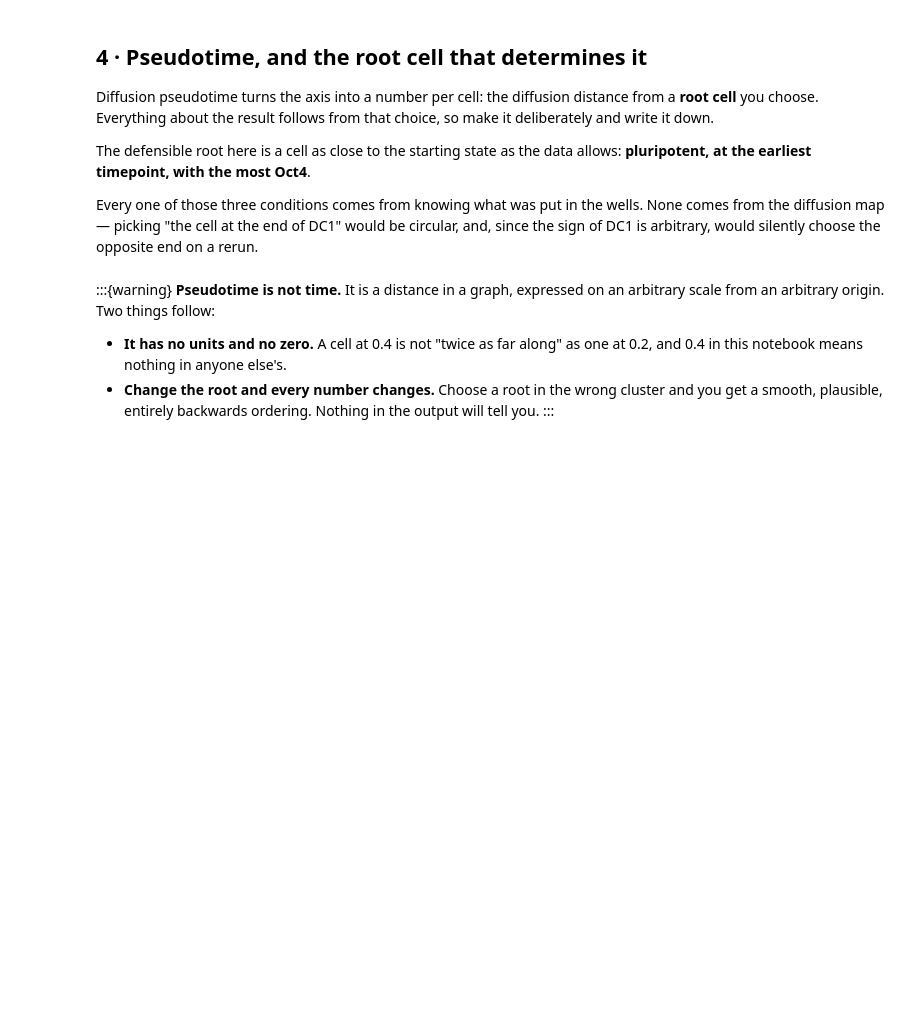
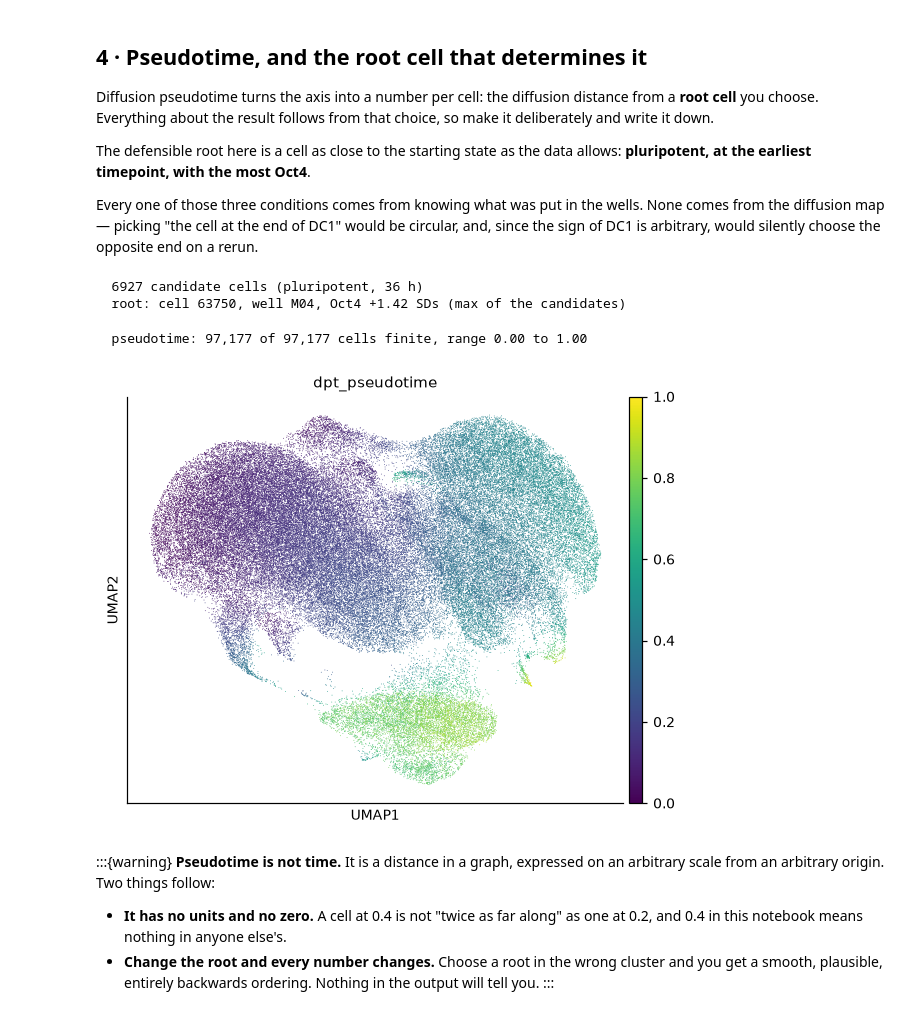
Before and after one commit to LiberaliLab/Multicellular-Systems-2026, a Jupyter notebook: book/part3_analysis/2_controls/10_diffusion_map.ipynb, the cells around one changed output. Saved outputs shown, nothing was run; the diff lists cells and outputs as text; code cells hidden in the pictures; blank space fills up the shorter version.

Commit message:
Added plots for all umaps and graph notebooks

```diff
--- a/book/part3_analysis/2_controls/10_diffusion_map.ipynb
+++ b/book/part3_analysis/2_controls/10_diffusion_map.ipynb
@@ -52,7 +52,7 @@ pd.set_option("display.width", 140)
 # The tables live here on Euler. Change this line if your copy is elsewhere.
 DATA = Path("/cluster/project/mcsliberali/data_mcs_2026")
 
-cells = sc.read_h5ad(DATA / "mcs2026_controls.h5ad")
+cells = sc.read_h5ad(DATA / "mcs2026_controls_downstream.h5ad")
 identity = [m for m in cells.uns["panels"]["identity"] if m in set(cells.var_names)]
 print(f"{cells.n_obs:,} control cells")
 print(f"  graph : {cells.obsp['connectivities'].nnz:,} edges, from chapter 07")
@@ -211,11 +246,20 @@ cells.uns["iroot"] = root
 print(f"  {len(candidates)} candidate cells (pluripotent, 36 h)")
 print(f"  root: cell {root}, well {cells.obs.well.iloc[root]}, "
       f"Oct4 {oct4[root]:+.2f} SDs (max of the candidates)")
+# %% [output]
+  6927 candidate cells (pluripotent, 36 h)
+  root: cell 63750, well M04, Oct4 +1.42 SDs (max of the candidates)
 # %%
 sc.tl.dpt(cells)
 pseudotime = cells.obs.dpt_pseudotime.values
 print(f"  pseudotime: {np.isfinite(pseudotime).sum():,} of {len(pseudotime):,} cells finite, "
       f"range {pseudotime.min():.2f} to {pseudotime.max():.2f}")
+# %% [output]
+  pseudotime: 97,177 of 97,177 cells finite, range 0.00 to 1.00
+# %%
+sc.pl.umap(cells, color=["dpt_pseudotime"])
+# %% [output]
+[figure, added]
 # %% [markdown]
 :::{warning}
 **Pseudotime is not time.** It is a distance in a graph, expressed on an arbitrary scale
```
Also changed, not shown: parts of 13 cells of this notebook, 3 other files.
